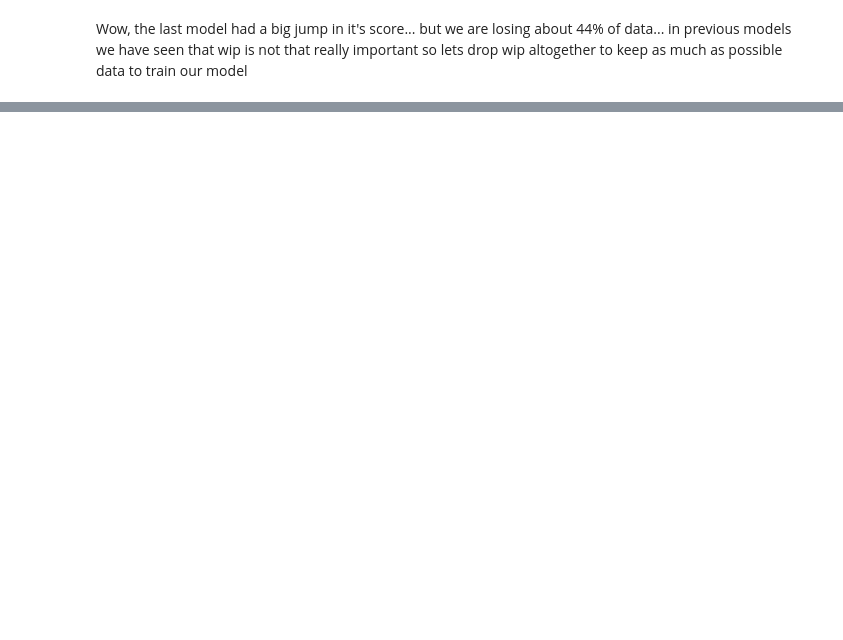
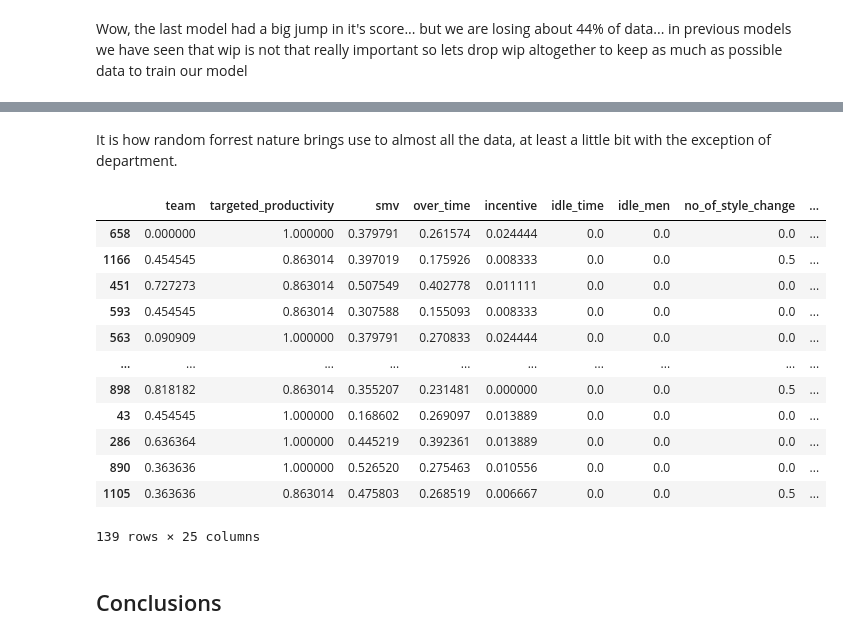
Before and after one commit to 1Elral4/Employee-Productivity-Predictor-with-Trees, a Jupyter notebook: productivity_predictor.ipynb, the cells around one changed output, grey strips where cells are left out. Cells and saved outputs as stored; diff of their text form; code cells hidden in the pictures; blank space fills up the shorter version.

```diff
--- a/productivity_predictor.ipynb
+++ b/productivity_predictor.ipynb
@@ -502,0 +600,26 @@ Wow, the last model had a big jump in it's score... but we are losing about 44%
+# %%
+prod_no_missing = prod[prod['wip'] != 0]
+prod_no_missing = prod_no_missing.drop('wip', axis=1)
+y_no_missing = prod_no_missing['actual_productivity']
+X_no_missing = prod_no_missing.drop('actual_productivity', axis=1)
+# %%
+params = {
+    'criterion': ['squared_error', 'absolute_error', 'poisson'],
+    'n_estimators': [100, 50],
+    'max_depth': [3, 5 , 7],
+    'min_samples_split': [2, 5, 10, 20],
+    'min_samples_leaf': [1, 10, 20, 25, 50],
+
+}
+
+X_train, X_test, y_train, y_test = train_test_split(X_no_missing, y_no_missing, test_size=0.2, random_state=42)
+
+
+gs = GridSearchCV(RandomForestRegressor(warm_start=True), param_grid=params, n_jobs=-1)
+gs.fit(X_train, y_train)
+
+best_params = gs.best_params_
+best_score = gs.best_score_
+
+print(f"Best parameters: {best_params}")
+print(f"Best score: {best_score}")
@@ -502,0 +629,6 @@ Wow, the last model had a big jump in it's score... but we are losing about 44%
+# %%
+best_model = gs.best_estimator_
+
+y_pred = best_model.predict(X_test)
+
+print("R-squared:", r2_score(y_test, y_pred))
@@ -502,0 +668,23 @@ Wow, the last model had a big jump in it's score... but we are losing about 44%
+# %% [markdown]
+It is how random forrest nature brings use to almost all the data, at least a little bit with the exception of department.
+# %%
+test_data = X_test
+test_data['actual_productivity'] = y_test
+test_data['predicted_productivity'] = y_pred
+test_data
+# %% [output]
+|  | team | targeted_productivity | smv | over_time | incentive | idle_time | idle_men | no_of_style_change | ... |
+| 658 | 0.000000 | 1.000000 | 0.379791 | 0.261574 | 0.024444 | 0.0 | 0.0 | 0.0 | ... |
+| 1166 | 0.454545 | 0.863014 | 0.397019 | 0.175926 | 0.008333 | 0.0 | 0.0 | 0.5 | ... |
+| 451 | 0.727273 | 0.863014 | 0.507549 | 0.402778 | 0.011111 | 0.0 | 0.0 | 0.0 | ... |
+| 593 | 0.454545 | 0.863014 | 0.307588 | 0.155093 | 0.008333 | 0.0 | 0.0 | 0.0 | ... |
+| 563 | 0.090909 | 1.000000 | 0.379791 | 0.270833 | 0.024444 | 0.0 | 0.0 | 0.0 | ... |
+| ... | ... | ... | ... | ... | ... | ... | ... | ... | ... |
+| 898 | 0.818182 | 0.863014 | 0.355207 | 0.231481 | 0.000000 | 0.0 | 0.0 | 0.5 | ... |
+| 43 | 0.454545 | 1.000000 | 0.168602 | 0.269097 | 0.013889 | 0.0 | 0.0 | 0.0 | ... |
+| 286 | 0.636364 | 1.000000 | 0.445219 | 0.392361 | 0.013889 | 0.0 | 0.0 | 0.0 | ... |
+| 890 | 0.363636 | 1.000000 | 0.526520 | 0.275463 | 0.010556 | 0.0 | 0.0 | 0.0 | ... |
+| 1105 | 0.363636 | 0.863014 | 0.475803 | 0.268519 | 0.006667 | 0.0 | 0.0 | 0.5 | ... |
+139 rows × 25 columns
+# %% [markdown]
+## Conclusions
```
Also changed, not shown: parts of 19 cells of this notebook.
